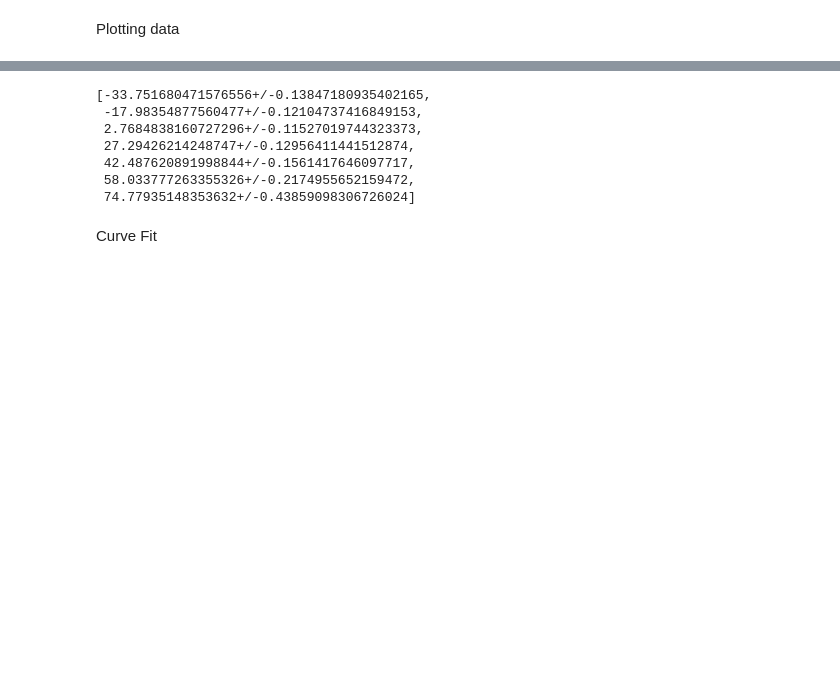
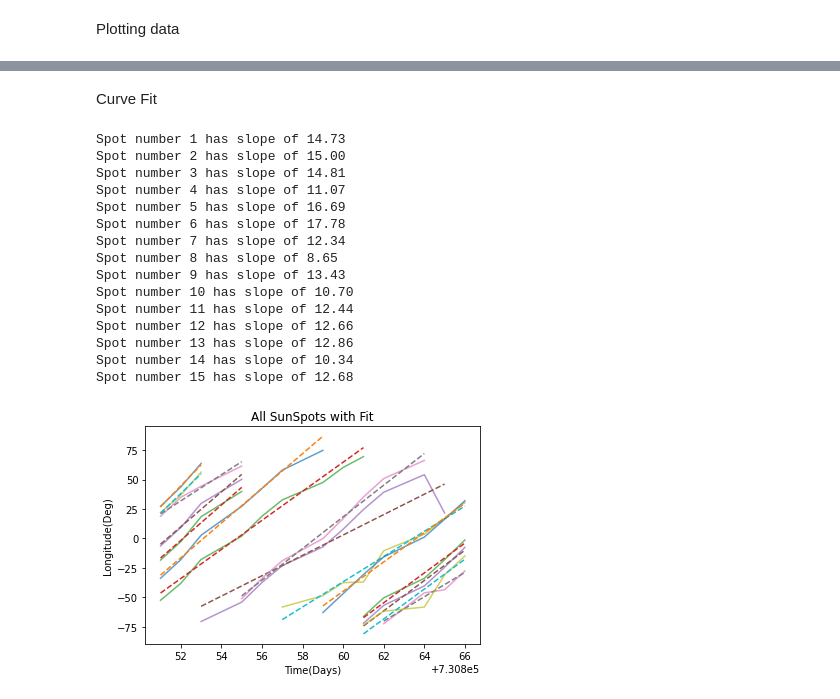
Before and after one commit to StephenJohnson-CardiffUni/Astro, a Jupyter notebook: SunSpot.ipynb, the cells around one changed output, grey strips where cells are left out. Saved outputs shown, nothing was run; the diff lists cells and outputs as text; code cells hidden in the pictures; blank space fills up the shorter version.

```diff
--- a/SunSpot.ipynb
+++ b/SunSpot.ipynb
@@ -352,40 +359,48 @@ IndexError: ignored
-# %%
-long10U[0] #no
-# %% [output]
-[-33.751680471576556+/-0.13847180935402165,
- -17.98354877560477+/-0.12104737416849153,
- 2.7684838160727296+/-0.11527019744323373,
- 27.29426214248747+/-0.12956411441512874,
- 42.487620891998844+/-0.1561417646097717,
- 58.033777263355326+/-0.2174955652159472,
- 74.77935148353632+/-0.43859098306726024]
 # %% [markdown]
 Curve Fit
 # %%
 from scipy.optimize import curve_fit
 
 def lineFunc(x,m,c):
   return (m*x)+c
 
 
 #array for curvefitdatas tolive in
 FullcurveData = [ [[]for i in range(2)] for i in range(len(timeList))]
 
-for i in range(len(timeList)-1):
-  allU = cleanedList[i][4]
-  allN = allU
-  allS = allN
-  for j in range(len(allU)):
-    allN[j] = allU[j].nominal_value
-    allS[j] = allU[j].s
+for i in range(len(cleanedList)):
+  allLongs = list(cleanedList[i][4])
+  allN = list(allLongs)
+  allS = list(allLongs)
+
+  for j in range(len(allLongs)):
+    allN[j] = allLongs[j].nominal_value
+    allS[j] = allLongs[j].s
 
   popt,pcov = curve_fit(lineFunc,timeList[i][0],allN,sigma=allS)
   FullcurveData[i][0] = popt
   FullcurveData[i][1] = pcov
   plt.plot(timeList[i][0],allN,alpha=0.7)
   plt.plot(timeList[i][0],lineFunc(timeList[i][0],FullcurveData[i][0][0],FullcurveData[i][0][1]),"--")
   print(f"Spot number {i+1} has slope of {FullcurveData[i][0][0]:.2f}")
 
 plt.xlabel("Time(Days)");
 plt.ylabel("Longitude(Deg)");
 plt.title("All SunSpots with Fit");
+# %% [output]
+Spot number 1 has slope of 14.73
+Spot number 2 has slope of 15.00
+Spot number 3 has slope of 14.81
+Spot number 4 has slope of 11.07
+Spot number 5 has slope of 16.69
+Spot number 6 has slope of 17.78
+Spot number 7 has slope of 12.34
+Spot number 8 has slope of 8.65
+Spot number 9 has slope of 13.43
+Spot number 10 has slope of 10.70
+Spot number 11 has slope of 12.44
+Spot number 12 has slope of 12.66
+Spot number 13 has slope of 12.86
+Spot number 14 has slope of 10.34
+Spot number 15 has slope of 12.68
+[figure, added]
```
Also changed, not shown: parts of 2 cells of this notebook.
